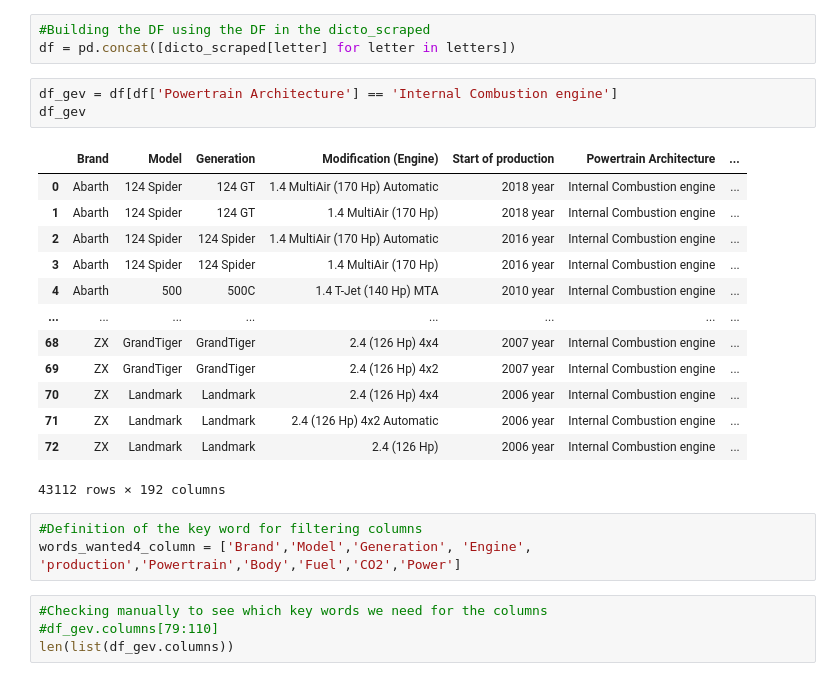
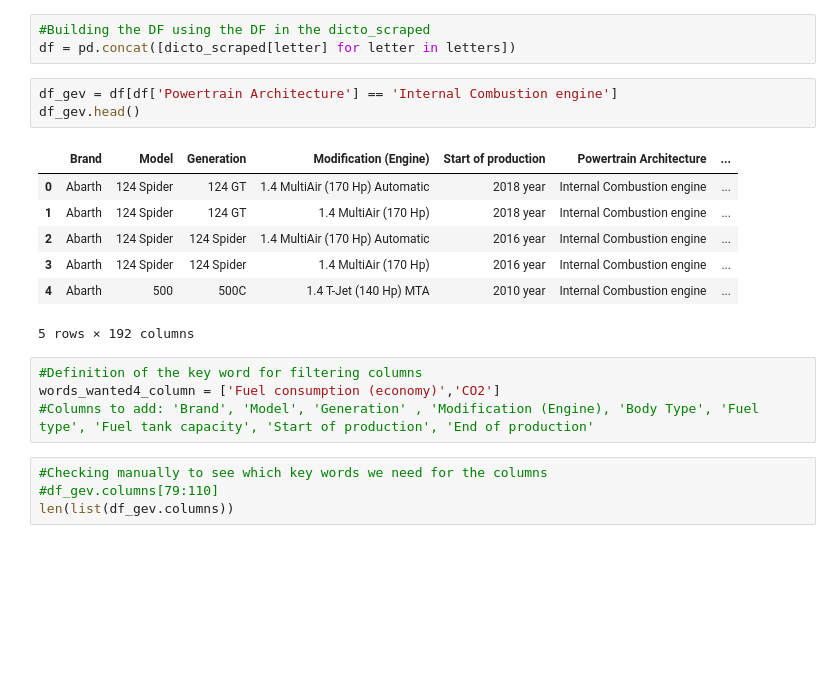
Before and after one commit to Cedric979/BEEV, a Jupyter notebook: Final Dataframe-Copy1.ipynb, the cells around one changed output. Drawn from its saved outputs; the diff is of its cells as text; blank space fills up the shorter version.

```diff
--- a/Final Dataframe-Copy1.ipynb
+++ b/Final Dataframe-Copy1.ipynb
@@ -77,24 +77,19 @@ for i in range(len(scraped_shape)):
 df = pd.concat([dicto_scraped[letter] for letter in letters])
 # %%
 df_gev = df[df['Powertrain Architecture'] == 'Internal Combustion engine']
-df_gev
+df_gev.head()
 # %% [output]
 |  | Brand | Model | Generation | Modification (Engine) | Start of production | Powertrain Architecture | ... |
 | 0 | Abarth | 124 Spider | 124 GT | 1.4 MultiAir (170 Hp) Automatic | 2018 year | Internal Combustion engine | ... |
 | 1 | Abarth | 124 Spider | 124 GT | 1.4 MultiAir (170 Hp) | 2018 year | Internal Combustion engine | ... |
 | 2 | Abarth | 124 Spider | 124 Spider | 1.4 MultiAir (170 Hp) Automatic | 2016 year | Internal Combustion engine | ... |
 | 3 | Abarth | 124 Spider | 124 Spider | 1.4 MultiAir (170 Hp) | 2016 year | Internal Combustion engine | ... |
 | 4 | Abarth | 500 | 500C | 1.4 T-Jet (140 Hp) MTA | 2010 year | Internal Combustion engine | ... |
-| ... | ... | ... | ... | ... | ... | ... | ... |
-| 68 | ZX | GrandTiger | GrandTiger | 2.4 (126 Hp) 4x4 | 2007 year | Internal Combustion engine | ... |
-| 69 | ZX | GrandTiger | GrandTiger | 2.4 (126 Hp) 4x2 | 2007 year | Internal Combustion engine | ... |
-| 70 | ZX | Landmark | Landmark | 2.4 (126 Hp) 4x4 | 2006 year | Internal Combustion engine | ... |
-| 71 | ZX | Landmark | Landmark | 2.4 (126 Hp) 4x2 Automatic | 2006 year | Internal Combustion engine | ... |
-| 72 | ZX | Landmark | Landmark | 2.4 (126 Hp) | 2006 year | Internal Combustion engine | ... |
-43112 rows × 192 columns
+5 rows × 192 columns
 # %%
 #Definition of the key word for filtering columns
-words_wanted4_column = ['Brand','Model','Generation', 'Engine', 'production','Powertrain','Body','Fuel','CO2','Power']
+words_wanted4_column = ['Fuel consumption (economy)','CO2']
+#Columns to add: 'Brand', 'Model', 'Generation' , 'Modification (Engine), 'Body Type', 'Fuel type', 'Fuel tank capacity', 'Start of production', 'End of production'
 # %%
 #Checking manually to see which key words we need for the columns
 #df_gev.columns[79:110]
```
Also changed, not shown: parts of 10 cells of this notebook.
